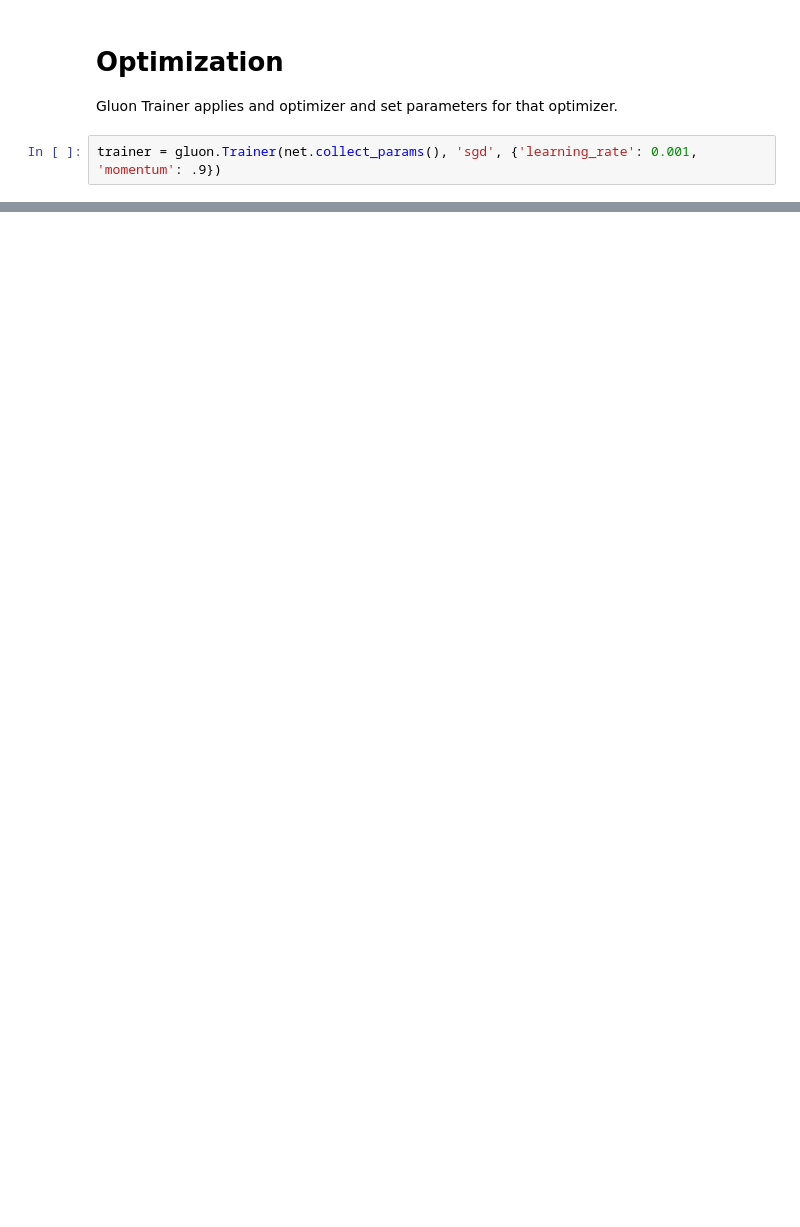
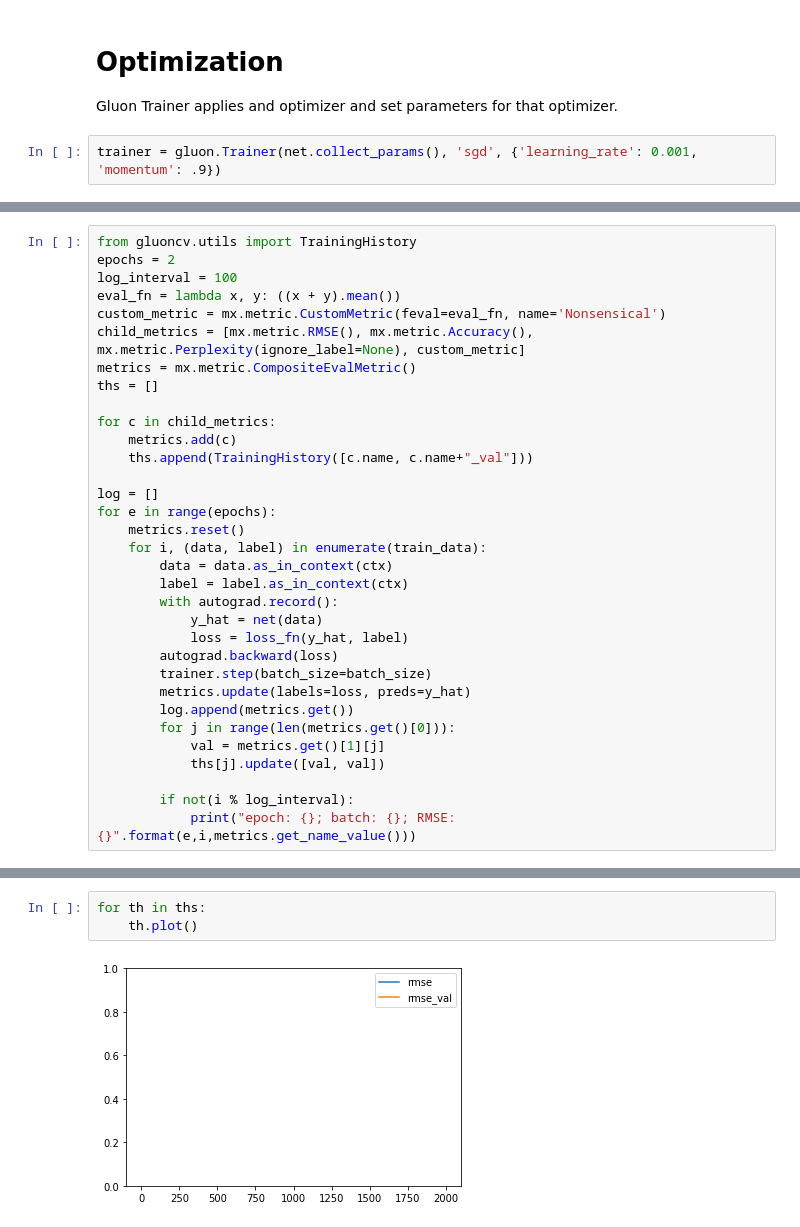
Before and after one commit to cyrusmvahid/GluonBootcamp, a Jupyter notebook: src/regression.ipynb, the cells around one changed output, grey strips where cells are left out. Drawn from its saved outputs; the diff is of its cells as text; blank space fills up the shorter version.

```diff
--- a/src/regression.ipynb
+++ b/src/regression.ipynb
@@ -208,0 +287,33 @@ epoch: 9; batch: 900; RMSE: 4.746525339228199
+# %%
+from gluoncv.utils import TrainingHistory
+epochs = 2
+log_interval = 100
+eval_fn = lambda x, y: ((x + y).mean())
+custom_metric = mx.metric.CustomMetric(feval=eval_fn, name='Nonsensical')
+child_metrics = [mx.metric.RMSE(), mx.metric.Accuracy(), mx.metric.Perplexity(ignore_label=None), custom_metric]
+metrics = mx.metric.CompositeEvalMetric()
+ths = []
+
+for c in child_metrics:
+    metrics.add(c)
+    ths.append(TrainingHistory([c.name, c.name+"_val"]))
+
+log = []
+for e in range(epochs):
+    metrics.reset()
+    for i, (data, label) in enumerate(train_data):
+        data = data.as_in_context(ctx)
+        label = label.as_in_context(ctx)
+        with autograd.record():
+            y_hat = net(data)
+            loss = loss_fn(y_hat, label)
+        autograd.backward(loss)
+        trainer.step(batch_size=batch_size)
+        metrics.update(labels=loss, preds=y_hat)
+        log.append(metrics.get())
+        for j in range(len(metrics.get()[0])):
+            val = metrics.get()[1][j]
+            ths[j].update([val, val])
+
+        if not(i % log_interval):
+            print("epoch: {}; batch: {}; RMSE: {}".format(e,i,metrics.get_name_value()))
@@ -208,0 +341,5 @@ epoch: 9; batch: 900; RMSE: 4.746525339228199
+# %%
+for th in ths:
+    th.plot()
+# %% [output]
+[figure, added]
```
Also changed, not shown: parts of 19 cells of this notebook.
